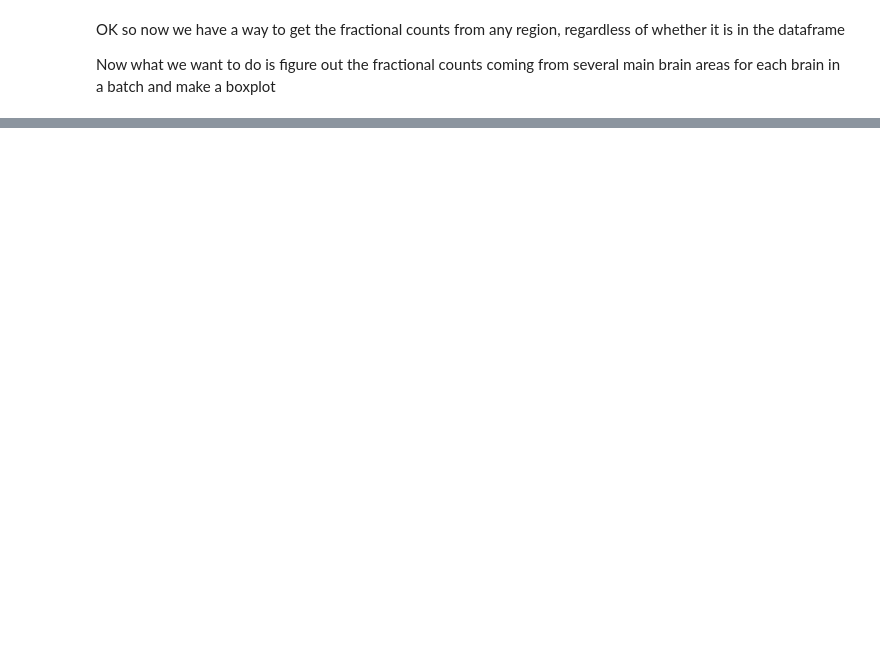
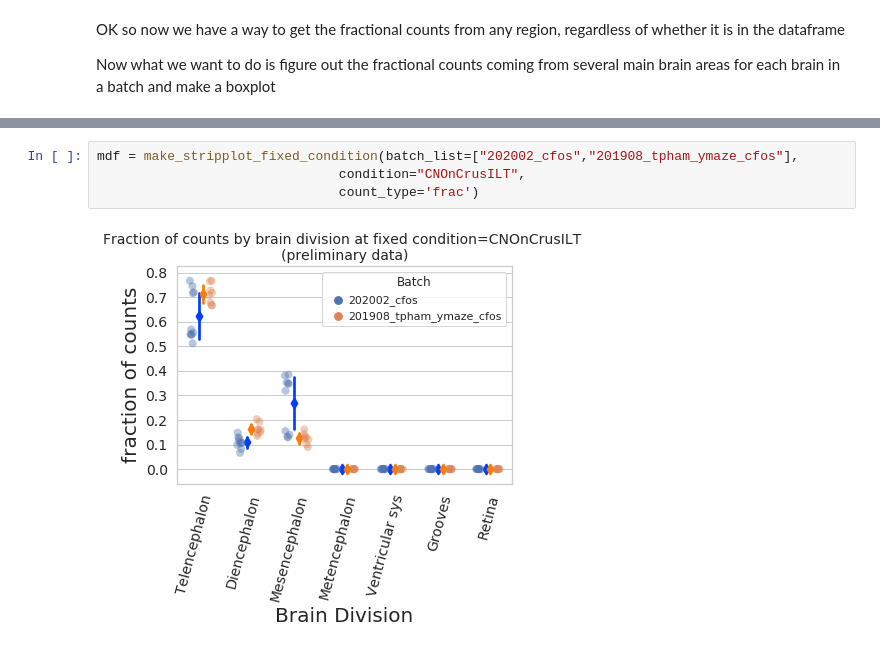
Before and after one commit to PrincetonUniversity/lightsheet_helper_scripts, a Jupyter notebook: projects/combine_cfos_batches/notebooks/cfos_batch_combination_v2.ipynb, the cells around one changed output, grey strips where cells are left out. Drawn from its saved outputs; the diff is of its cells as text; blank space fills up the shorter version.

```diff
--- a/projects/combine_cfos_batches/notebooks/cfos_batch_combination_v2.ipynb
+++ b/projects/combine_cfos_batches/notebooks/cfos_batch_combination_v2.ipynb
@@ -661,0 +645,6 @@ plt.savefig('../figs/cfos_fraccount_fixed_batch_prelim.png')
+# %%
+mdf = make_stripplot_fixed_condition(batch_list=["202002_cfos","201908_tpham_ymaze_cfos"],
+                               condition="CNOnCrusILT",
+                               count_type='frac')
+# %% [output]
+[figure, added]
```
Also changed, not shown: parts of 51 cells of this notebook.
